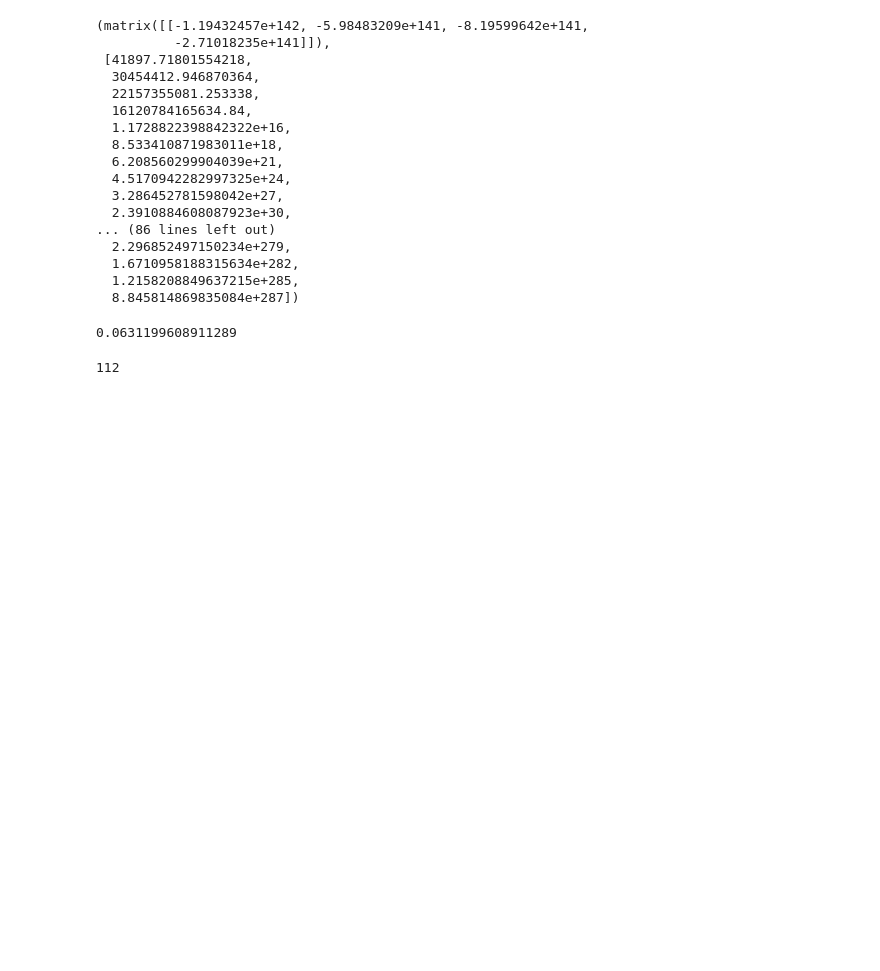
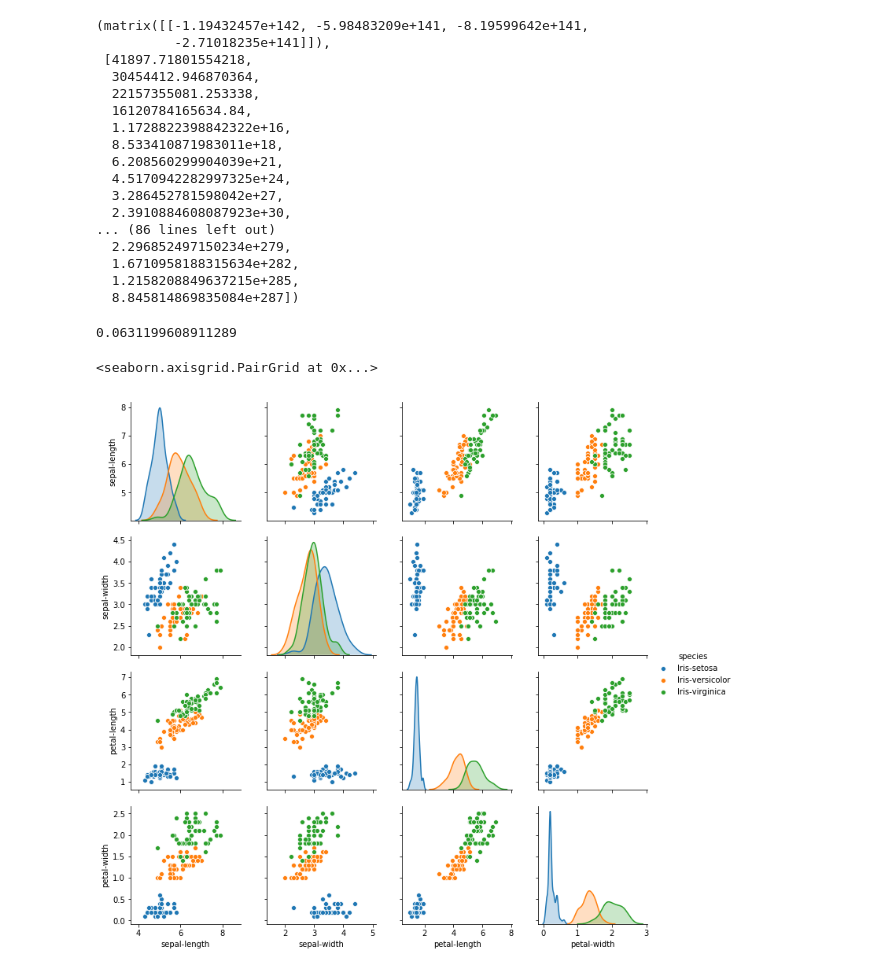
Before and after one commit to redman157/HocML, a Jupyter notebook: Linear-Iris.ipynb, the cells around one changed output. Saved outputs shown, nothing was run; the diff lists cells and outputs as text; code cells hidden in the pictures; blank space fills up the shorter version.

```diff
--- a/Linear-Iris.ipynb
+++ b/Linear-Iris.ipynb
@@ -20,7 +20,7 @@ import os
 import numpy as np
 import requests
 data = "https://archive.ics.uci.edu/ml/machine-learning-databases/iris/iris.data"
-name = ['sepal-length','sepal-width','petal-length','petal-width','variety']
+name = ['sepal-length','sepal-width','petal-length','petal-width','species']
 def download_data(path):
   filename = (path.split('/')[-1])
   dir = os.path.join(os.path.abspath(os.path.dirname(filename)))
@@ -30,7 +30,7 @@ def download_data(path):
       f.write(r.content)
 download_data(data)
 print(os.path.join(data + '.csv'))
-data = pd.read_csv(data,names = name)
+iris = pd.read_csv(data,names = name)
 #gradient descent : theta + 1 = theta_ 0 + (lr*loss_function ) * x(i)
 # %% [output]
 https://archive.ics.uci.edu/ml/machine-learning-databases/iris/iris.data.csv
@@ -144,7 +144,11 @@ score = model.score(X_test,y_test)
 #np.set_printoptions(precision=2)
 # %% [output]
 0.0631199608911289
-# %%
-X_train.shape[0]
-# %% [output]
-112
+# %%
+import seaborn as sns
+import matplotlib.pyplot as plt
+sns.pairplot(data = iris, hue = 'species')
+# visual toan bo data va hien thi tang truong
+# %% [output]
+<seaborn.axisgrid.PairGrid at 0x...>
+[figure, added]
```
Also changed, not shown: parts of 8 cells of this notebook.
